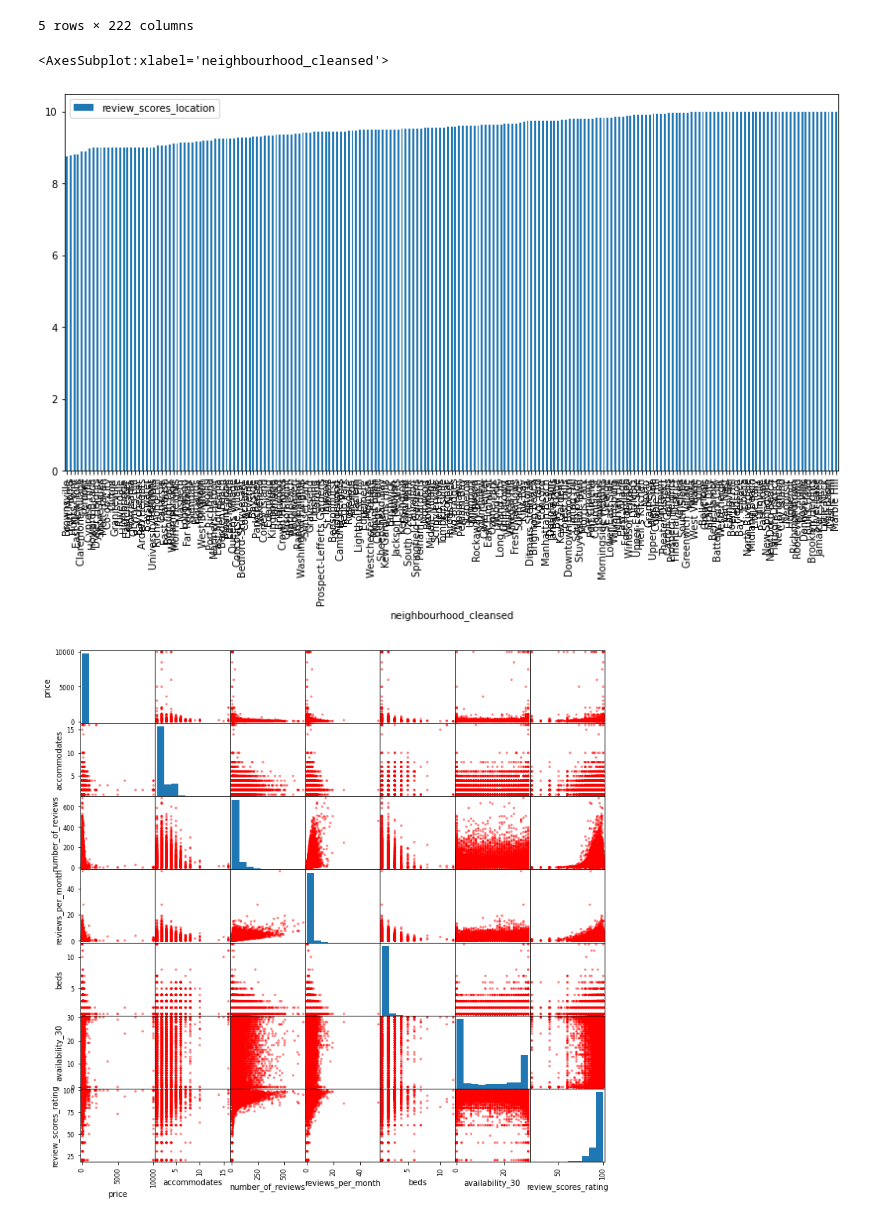
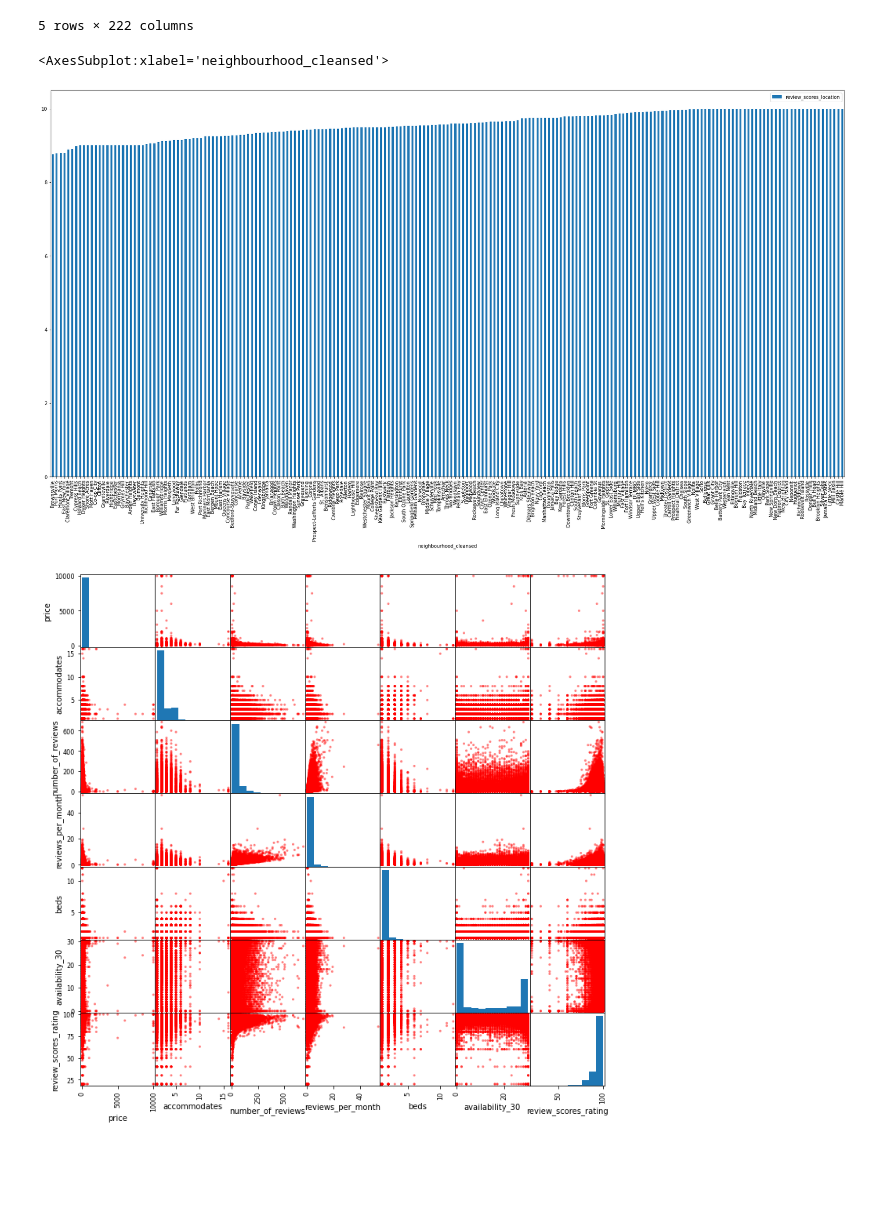
Before and after one commit to tauimonen/machine-learning, a Jupyter notebook: New York prediction.ipynb, the cells around one changed output. Cells and saved outputs as stored; diff of their text form; code cells hidden in the pictures; blank space fills up the shorter version.

```diff
--- a/New York prediction.ipynb
+++ b/New York prediction.ipynb
@@ -146,16 +146,16 @@ alldata.head(5)
 # %%
 # Let's see the average location scores
 nb = Counter(df['neighbourhood_cleansed'])
 numbers = list(zp.keys())
 nb_rew = df[['neighbourhood_cleansed', 'review_scores_location']]
 nb_rew.columns = ['neighbourhood_cleansed', 'review_scores_location']
 re = nb_rew.groupby('neighbourhood_cleansed')
 nb_rew = re['review_scores_location'].agg(np.mean)
 nb_rew = nb_rew.reset_index()
 nb_rew['number_of_listings'] = nb.values()
 p = nb_rew.sort_values(by = 'review_scores_location')
-p.plot(x = 'neighbourhood_cleansed', y = 'review_scores_location', kind = 'bar', figsize = (14,7) )
+p.plot(x = 'neighbourhood_cleansed', y = 'review_scores_location', kind = 'bar', figsize = (30,15) )
 # %% [output]
 <AxesSubplot:xlabel='neighbourhood_cleansed'>
-[figure, old version]
+[figure, new version]
 # %%
```
Also changed, not shown: parts of 2 cells of this notebook, 2 other files.
